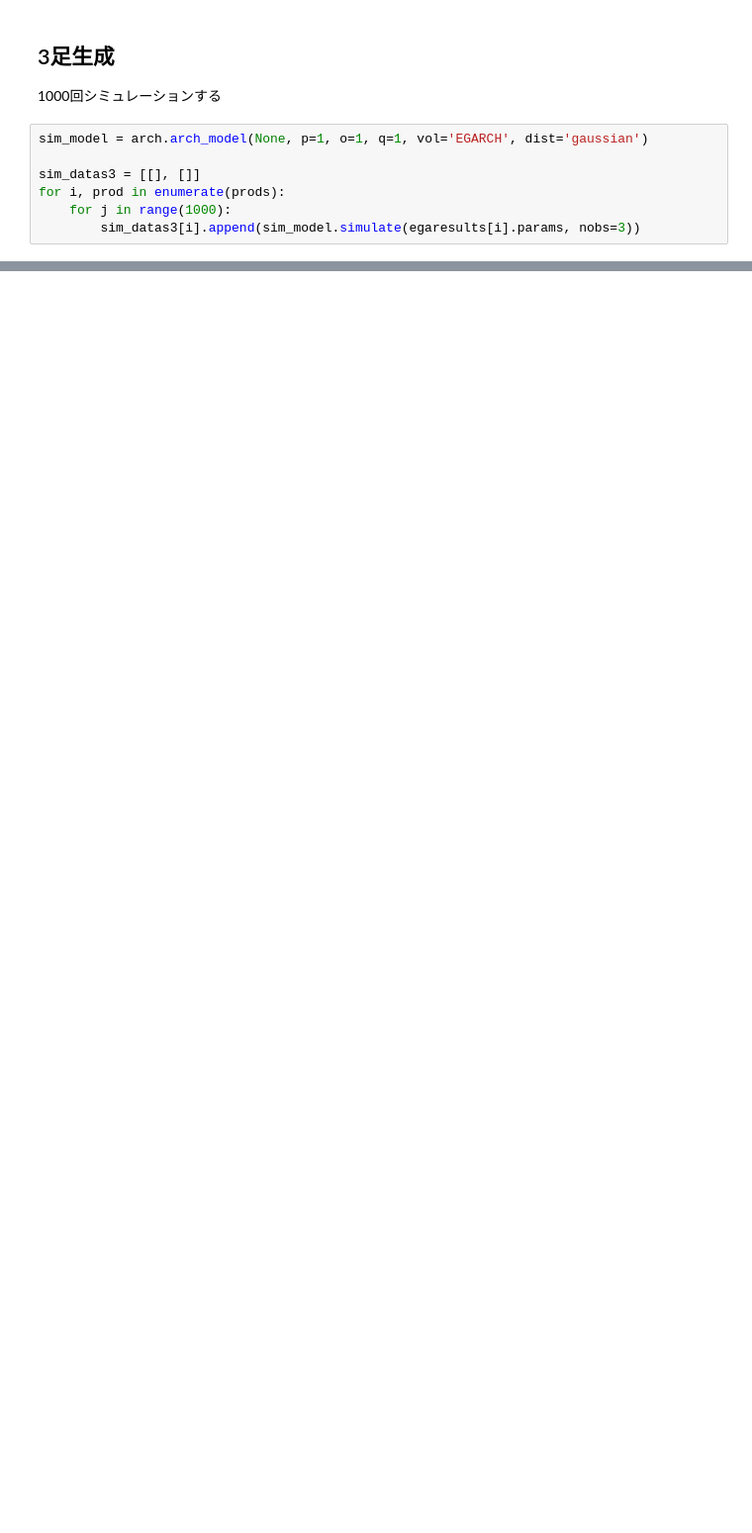
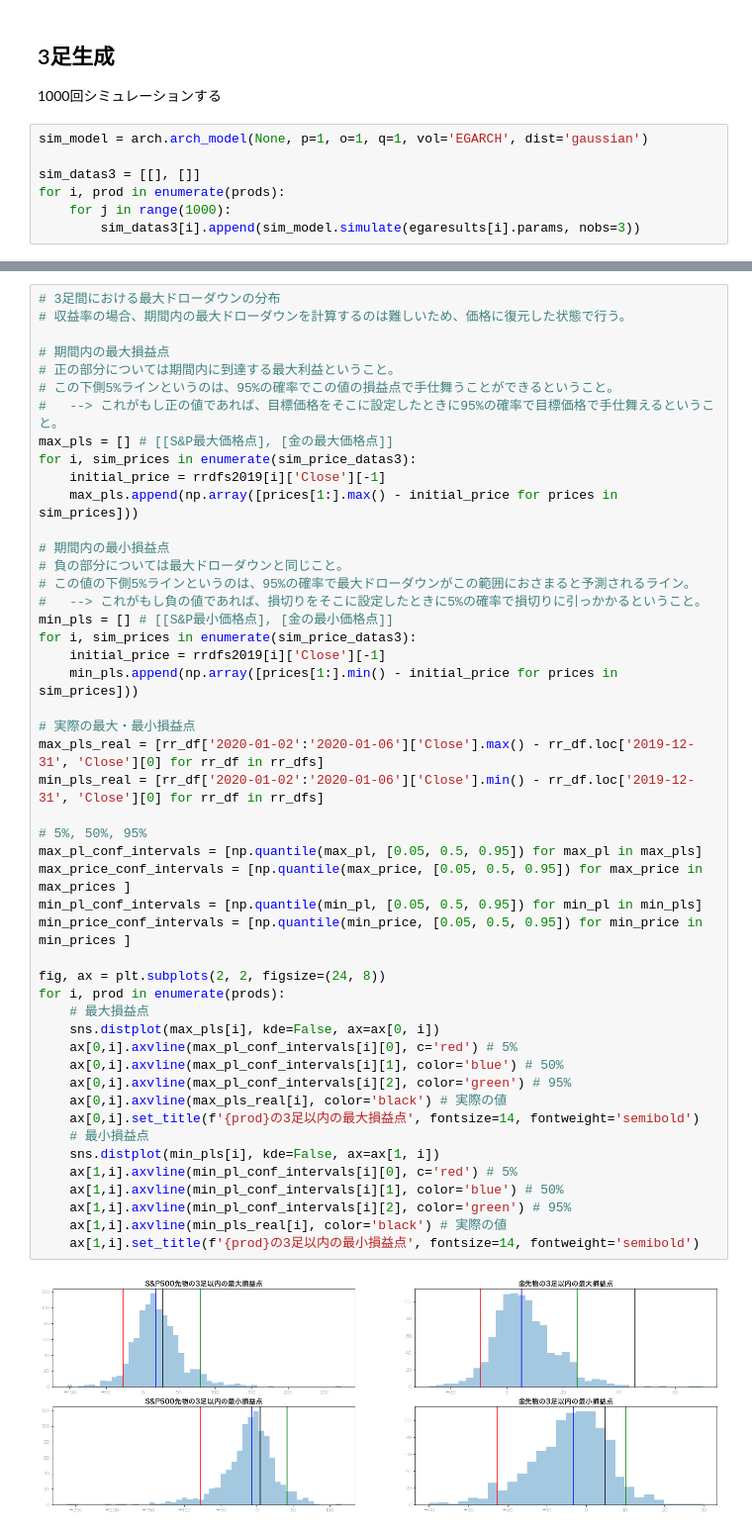
Before and after one commit to tmtlu/traiding-sandbox, a Jupyter notebook: seq-data-analysis-training-08-VaR-simulation.ipynb, the cells around one changed output, grey strips where cells are left out. Shown at 99% size. Drawn from its saved outputs; the diff is of its cells as text; blank space fills up the shorter version.

```diff
--- a/seq-data-analysis-training-08-VaR-simulation.ipynb
+++ b/seq-data-analysis-training-08-VaR-simulation.ipynb
@@ -243,0 +257,50 @@ for i, sim_data in enumerate(sim_datas3):
+# %%
+# 3足間における最大ドローダウンの分布
+# 収益率の場合、期間内の最大ドローダウンを計算するのは難しいため、価格に復元した状態で行う。
+
+# 期間内の最大損益点
+# 正の部分については期間内に到達する最大利益ということ。
+# この下側5%ラインというのは、95%の確率でこの値の損益点で手仕舞うことができるということ。
+#   --> これがもし正の値であれば、目標価格をそこに設定したときに95%の確率で目標価格で手仕舞えるということ。
+max_pls = [] # [[S&P最大価格点], [金の最大価格点]]
+for i, sim_prices in enumerate(sim_price_datas3):
+    initial_price = rrdfs2019[i]['Close'][-1]
+    max_pls.append(np.array([prices[1:].max() - initial_price for prices in sim_prices]))
+
+# 期間内の最小損益点
+# 負の部分については最大ドローダウンと同じこと。
+# この値の下側5%ラインというのは、95%の確率で最大ドローダウンがこの範囲におさまると予測されるライン。
+#   --> これがもし負の値であれば、損切りをそこに設定したときに5%の確率で損切りに引っかかるということ。
+min_pls = [] # [[S&P最小価格点], [金の最小価格点]]
+for i, sim_prices in enumerate(sim_price_datas3):
+    initial_price = rrdfs2019[i]['Close'][-1]
+    min_pls.append(np.array([prices[1:].min() - initial_price for prices in sim_prices]))
+
+# 実際の最大・最小損益点
+max_pls_real = [rr_df['2020-01-02':'2020-01-06']['Close'].max() - rr_df.loc['2019-12-31', 'Close'][0] for rr_df in rr_dfs]
+min_pls_real = [rr_df['2020-01-02':'2020-01-06']['Close'].min() - rr_df.loc['2019-12-31', 'Close'][0] for rr_df in rr_dfs]
+
+# 5%, 50%, 95%
+max_pl_conf_intervals = [np.quantile(max_pl, [0.05, 0.5, 0.95]) for max_pl in max_pls]
+max_price_conf_intervals = [np.quantile(max_price, [0.05, 0.5, 0.95]) for max_price in max_prices ]
+min_pl_conf_intervals = [np.quantile(min_pl, [0.05, 0.5, 0.95]) for min_pl in min_pls]
+min_price_conf_intervals = [np.quantile(min_price, [0.05, 0.5, 0.95]) for min_price in min_prices ]
+
+fig, ax = plt.subplots(2, 2, figsize=(24, 8))
+for i, prod in enumerate(prods):
+    # 最大損益点
+    sns.distplot(max_pls[i], kde=False, ax=ax[0, i])
+    ax[0,i].axvline(max_pl_conf_intervals[i][0], c='red') # 5%
+    ax[0,i].axvline(max_pl_conf_intervals[i][1], color='blue') # 50%
+    ax[0,i].axvline(max_pl_conf_intervals[i][2], color='green') # 95%
+    ax[0,i].axvline(max_pls_real[i], color='black') # 実際の値
+    ax[0,i].set_title(f'{prod}の3足以内の最大損益点', fontsize=14, fontweight='semibold')
+    # 最小損益点
+    sns.distplot(min_pls[i], kde=False, ax=ax[1, i])
+    ax[1,i].axvline(min_pl_conf_intervals[i][0], c='red') # 5%
+    ax[1,i].axvline(min_pl_conf_intervals[i][1], color='blue') # 50%
+    ax[1,i].axvline(min_pl_conf_intervals[i][2], color='green') # 95%
+    ax[1,i].axvline(min_pls_real[i], color='black') # 実際の値
+    ax[1,i].set_title(f'{prod}の3足以内の最小損益点', fontsize=14, fontweight='semibold')
+# %% [output]
+[figure, added]
```
Also changed, not shown: parts of 3 cells of this notebook.
